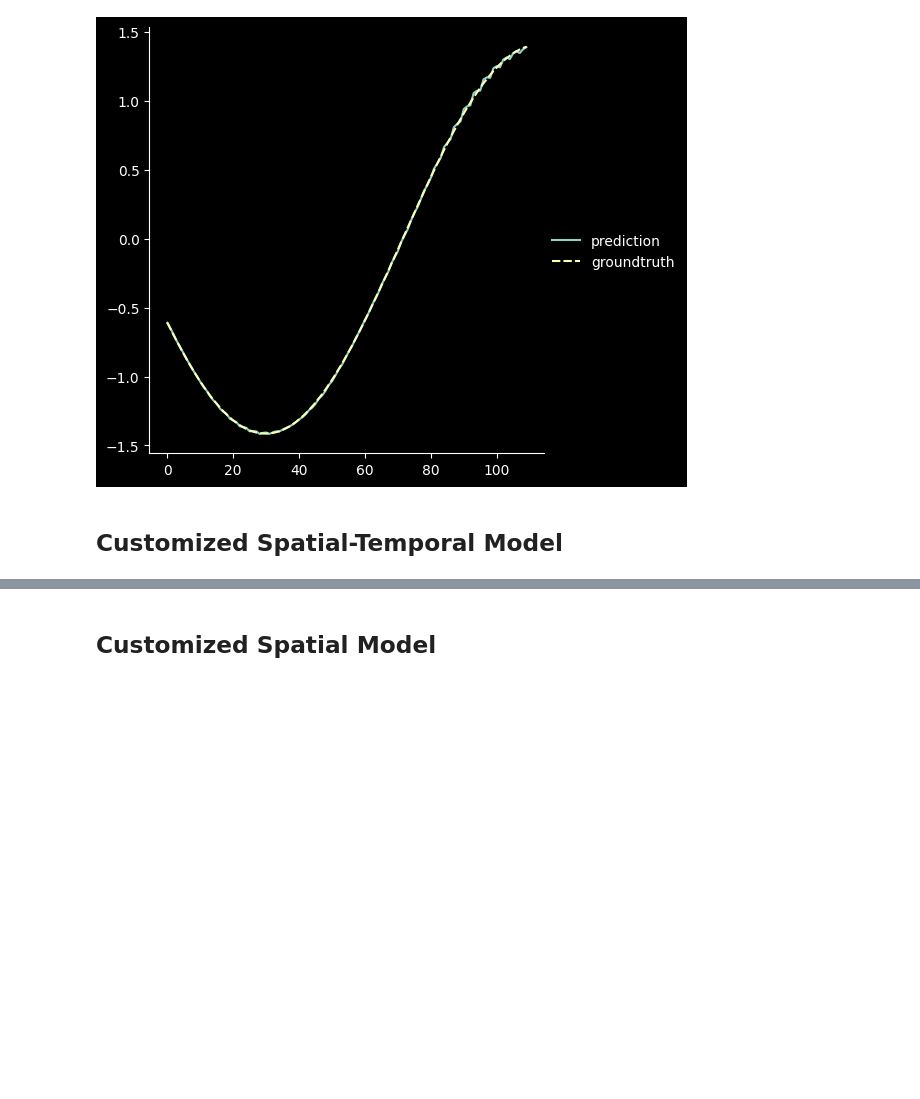
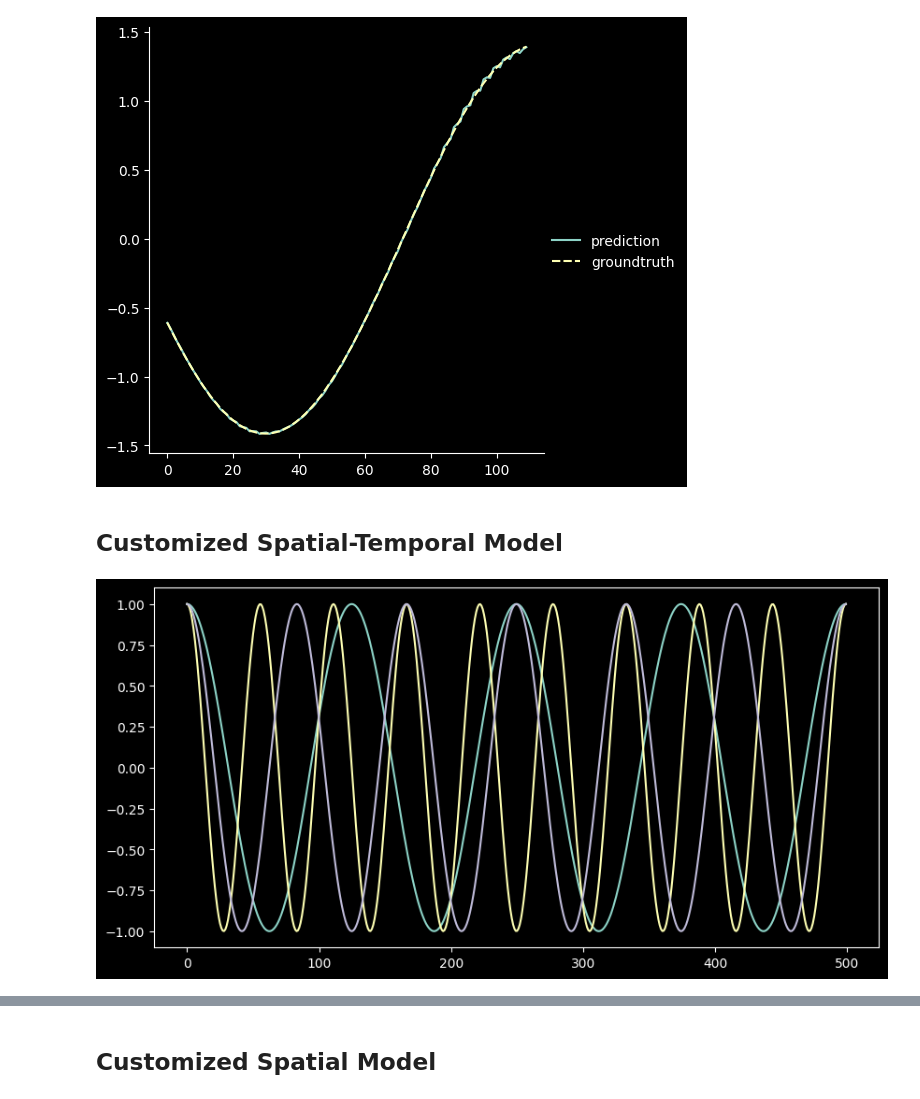
Before and after one commit to Emory-Melody/EpiLearn, a Jupyter notebook: examples/model_customization.ipynb, the cells around one changed output, grey strips where cells are left out. Cells and saved outputs as stored; diff of their text form; code cells hidden in the pictures; blank space fills up the shorter version.

```diff
--- a/examples/model_customization.ipynb
+++ b/examples/model_customization.ipynb
@@ -157,11 +159,16 @@ class CustomizedSpatialTemporal(BaseModel):
     def initialize(self):
         pass
 # %%
-# generate n cosines
+# generate n cosines with additional dimensions
 num_nodes = 25
+num_dimensions = 3  # Number of dimensions for the cos wave
 t = torch.linspace(0, 1, 500)
-frequencies = torch.randint(low=1, high=10, size=[num_nodes])
-cos_wave = 1 * torch.cos(2 * torch.pi * frequencies.unsqueeze(1) * t)
+
+# Generate frequencies for each node and dimension
+frequencies = torch.randint(low=1, high=10, size=[num_nodes, num_dimensions])
+
+# Generate cos waves for each dimension
+cos_wave = torch.stack([torch.cos(2 * torch.pi * frequencies[:, i].unsqueeze(1) * t) for i in range(num_dimensions)], dim=-1)
 
 # generate random graph
 graph = torch.round(torch.rand([num_nodes, num_nodes]))
@@ -170,4 +177,10 @@ inputs = cos_wave.unsqueeze(-1).transpose(0,1)
 dataset = UniversalDataset(x=inputs, y=inputs, graph=graph)
+# %%
+plt.figure(figsize=(10, 5))
+plt.plot(cos_wave[0, :, :].numpy())
+plt.show()
+# %% [output]
+[figure, added]
 # %%
 # initialize settings
 lookback = 36 # inputs size
```
Also changed, not shown: parts of 5 cells of this notebook, 3 other files.
